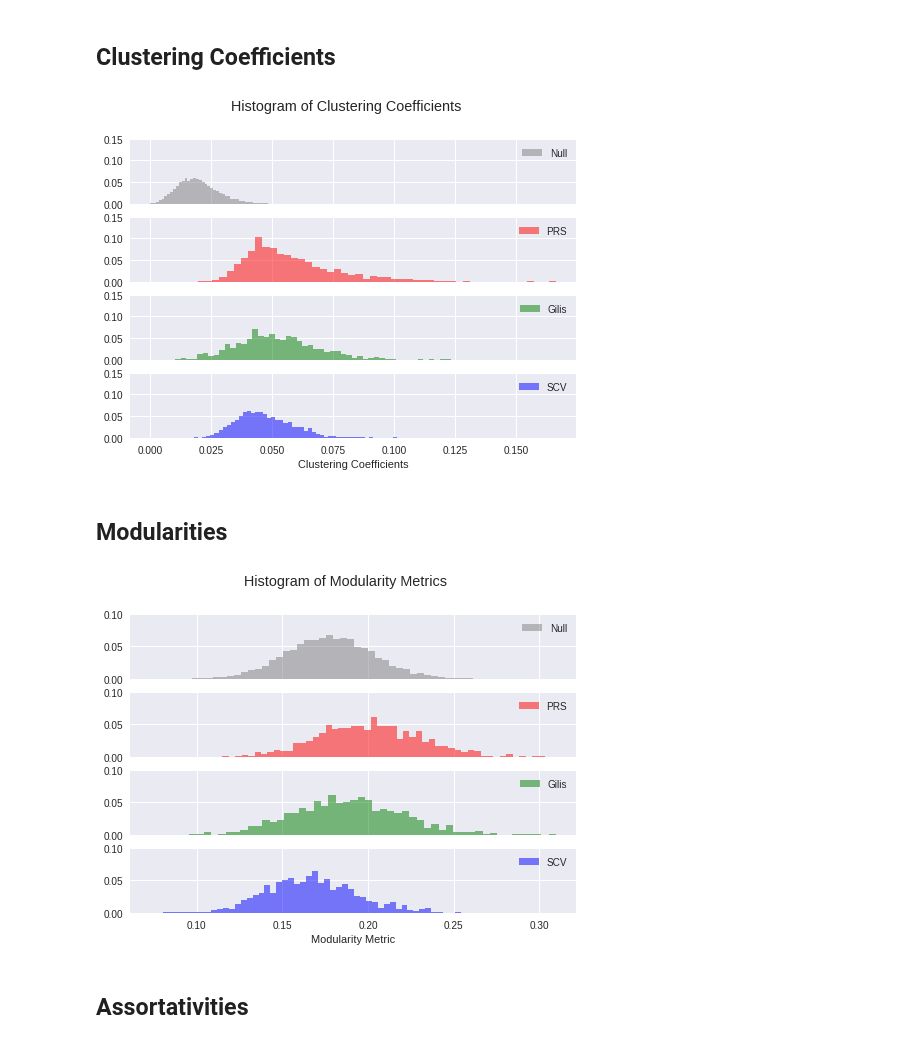
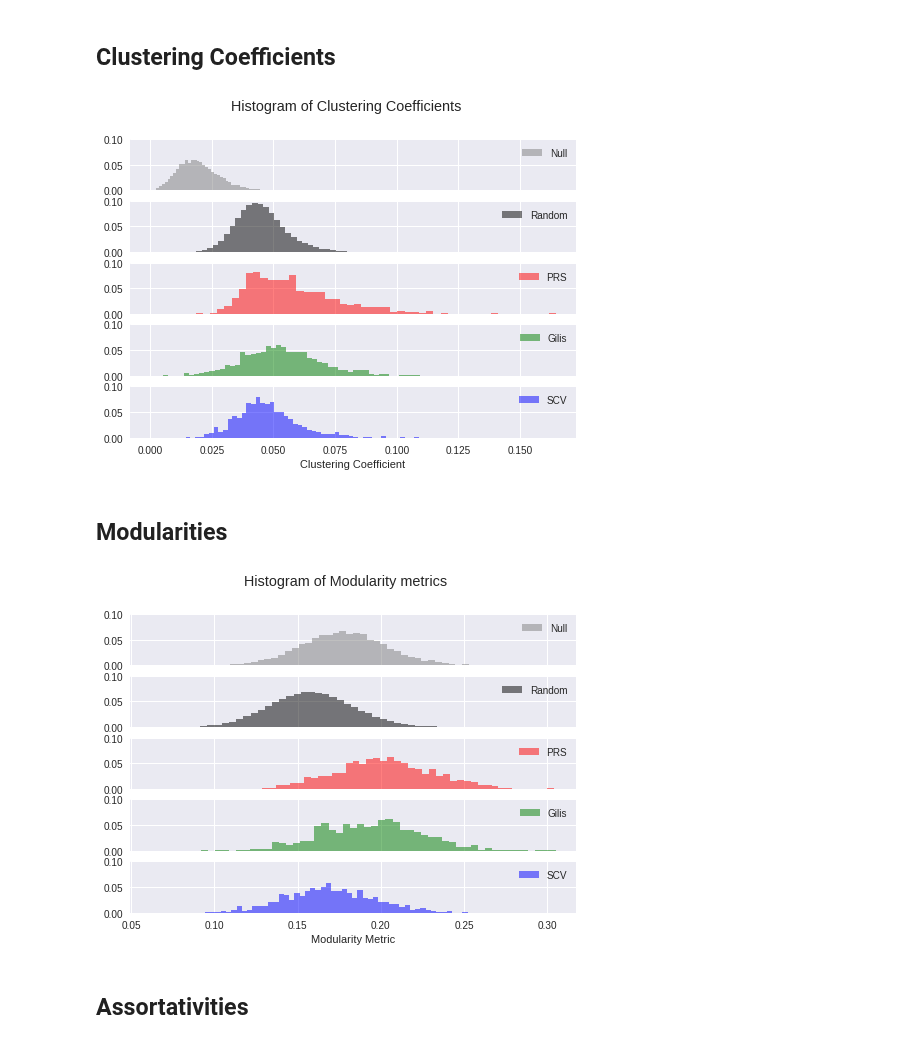
Before and after one commit to EndyLab/codon-tables, a Jupyter notebook: network_stats.ipynb, the cells around one changed output. Saved outputs shown, nothing was run; the diff lists cells and outputs as text; code cells hidden in the pictures.

Commit message:
done with Network Stats branch! utils now has a silencicity method and a method for generating random tables

```diff
--- a/network_stats.ipynb
+++ b/network_stats.ipynb
@@ -203,20 +281,22 @@ FileNotFoundError: [Errno 2] No such file or directory: '~/bin/wkhtmltoimage'
 ## Clustering Coefficients
 # %%
 # plot histograms
-fig, axarr = plt.subplots(4, sharex=True)
+fig, axarr = plt.subplots(5, sharex=True)
 null_weights = np.ones_like(null_clustCoeff)/float(len(null_clustCoeff))
+rand_weights = np.ones_like(rand_clustCoeff)/float(len(rand_clustCoeff))
 evo_weights = np.ones_like(PRS_clustCoeff)/float(len(PRS_clustCoeff))
 axarr[0].hist(null_clustCoeff, 50, weights=null_weights, color='grey', alpha=0.5, label='Null')
-axarr[1].hist(PRS_clustCoeff, 50, weights=evo_weights, color='red', alpha=0.5, label='PRS')
-axarr[2].hist(Gilis_clustCoeff, 50, weights=evo_weights, color='green', alpha=0.5, label='Gilis')
-axarr[3].hist(SCV_clustCoeff, 50, weights=evo_weights, color='blue', alpha=0.5, label='SCV')
+axarr[1].hist(rand_clustCoeff, 50, weights=rand_weights, color='black', alpha=0.5, label='Random')
+axarr[2].hist(PRS_clustCoeff, 50, weights=evo_weights, color='red', alpha=0.5, label='PRS')
+axarr[3].hist(Gilis_clustCoeff, 50, weights=evo_weights, color='green', alpha=0.5, label='Gilis')
+axarr[4].hist(SCV_clustCoeff, 50, weights=evo_weights, color='blue', alpha=0.5, label='SCV')
 fig.suptitle('Histogram of Clustering Coefficients')
-for i in range(4):
+for i in range(5):
     h, l = axarr[i].get_legend_handles_labels()
     axarr[i].legend(h, l)
-    axarr[i].set_ylim(0, 0.15)
-plt.xlabel('Clustering Coefficients')
-plt.savefig('../figs/clustering_stats.png', bbox_inches='tight')
+    axarr[i].set_ylim(0, 0.1)
+plt.xlabel('Clustering Coefficient')
+#plt.savefig('../figs/density_stats.png', bbox_inches='tight')
 plt.show()
 
 ###################
@@ -224,67 +304,75 @@ plt.show()
 ###################
 
 # test if distributions are identical to null
+D_clustCoeff_rand, p_clustCoeff_rand = stats.ks_2samp(rand_clustCoeff, null_clustCoeff)
 D_clustCoeff_PRS, p_clustCoeff_PRS = stats.ks_2samp(PRS_clustCoeff, null_clustCoeff)
 D_clustCoeff_Gilis, p_clustCoeff_Gilis = stats.ks_2samp(Gilis_clustCoeff, null_clustCoeff)
 D_clustCoeff_SCV, p_clustCoeff_SCV = stats.ks_2samp(SCV_clustCoeff, null_clustCoeff)
 # test if means are different
+Z_clustCoeff_rand, U_clustCoeff_rand = stats.ranksums(rand_clustCoeff, null_clustCoeff)
 Z_clustCoeff_PRS, U_clustCoeff_PRS = stats.ranksums(PRS_clustCoeff, null_clustCoeff)
 Z_clustCoeff_Gilis, U_clustCoeff_Gilis = stats.ranksums(Gilis_clustCoeff, null_clustCoeff)
 Z_clustCoeff_SCV, U_clustCoeff_SCV = stats.ranksums(SCV_clustCoeff, null_clustCoeff)
 # package into pandas dataframe for representation
 index = ['KS Statistic', 'KS p-Val','Wilcoxon Z Statistic', 'Wilcoxon U-Val']
 dict = {
+    'Randomly Generated' : [D_clustCoeff_rand, p_clustCoeff_rand, Z_clustCoeff_rand, U_clustCoeff_rand],
     'PRS' : [D_clustCoeff_PRS, p_clustCoeff_PRS, Z_clustCoeff_PRS, U_clustCoeff_PRS],
     'Gilis' : [D_clustCoeff_Gilis, p_clustCoeff_Gilis, Z_clustCoeff_Gilis, U_clustCoeff_Gilis],
     'SCV' : [D_clustCoeff_SCV, p_clustCoeff_SCV, Z_clustCoeff_SCV, U_clustCoeff_SCV]
 }
 clustCoeff_stats = pd.DataFrame(dict, index=index)
-clustCoeff_stats.to_html('res/clust_stats.html')
+clustCoeff_stats.to_html('res/clustCoeff_stats.html')
 # %% [output]
-[figure, old version]
+[figure, new version]
 # %% [markdown]
 ## Modularities
 # %%
 # plot histograms
-fig, axarr = plt.subplots(4, sharex=True)
+fig, axarr = plt.subplots(5, sharex=True)
 null_weights = np.ones_like(null_modularities)/float(len(null_modularities))
+rand_weights = np.ones_like(rand_modularities)/float(len(rand_modularities))
 evo_weights = np.ones_like(PRS_modularities)/float(len(PRS_modularities))
 axarr[0].hist(null_modularities, 50, weights=null_weights, color='grey', alpha=0.5, label='Null')
-axarr[1].hist(PRS_modularities, 50, weights=evo_weights, color='red', alpha=0.5, label='PRS')
-axarr[2].hist(Gilis_modularities, 50, weights=evo_weights, color='green', alpha=0.5, label='Gilis')
-axarr[3].hist(SCV_modularities, 50, weights=evo_weights, color='blue', alpha=0.5, label='SCV')
-fig.suptitle('Histogram of Modularity Metrics')
-for i in range(4):
+axarr[1].hist(rand_modularities, 50, weights=rand_weights, color='black', alpha=0.5, label='Random')
+axarr[2].hist(PRS_modularities, 50, weights=evo_weights, color='red', alpha=0.5, label='PRS')
+axarr[3].hist(Gilis_modularities, 50, weights=evo_weights, color='green', alpha=0.5, label='Gilis')
+axarr[4].hist(SCV_modularities, 50, weights=evo_weights, color='blue', alpha=0.5, label='SCV')
+fig.suptitle('Histogram of Modularity metrics')
+for i in range(5):
     h, l = axarr[i].get_legend_handles_labels()
     axarr[i].legend(h, l)
     axarr[i].set_ylim(0, 0.1)
 plt.xlabel('Modularity Metric')
-plt.savefig('../figs/mod_stats.png', bbox_inches='tight')
+#plt.savefig('../figs/density_stats.png', bbox_inches='tight')
 plt.show()
 
 ###################
 ## do statistics ##
 ###################
 
 # test if distributions are identical to null
+D_mod_rand, p_mod_rand = stats.ks_2samp(rand_modularities, null_modularities)
 D_mod_PRS, p_mod_PRS = stats.ks_2samp(PRS_modularities, null_modularities)
 D_mod_Gilis, p_mod_Gilis = stats.ks_2samp(Gilis_modularities, null_modularities)
 D_mod_SCV, p_mod_SCV = stats.ks_2samp(SCV_modularities, null_modularities)
 # test if means are different
+Z_mod_rand, U_mod_rand = stats.ranksums(rand_modularities, null_modularities)
 Z_mod_PRS, U_mod_PRS = stats.ranksums(PRS_modularities, null_modularities)
 Z_mod_Gilis, U_mod_Gilis = stats.ranksums(Gilis_modularities, null_modularities)
 Z_mod_SCV, U_mod_SCV = stats.ranksums(SCV_modularities, null_modularities)
 # package into pandas dataframe for representation
 index = ['KS Statistic', 'KS p-Val','Wilcoxon Z Statistic', 'Wilcoxon U-Val']
 dict = {
+    'Randomly Generated' : [D_mod_rand, p_mod_rand, Z_mod_rand, U_mod_rand],
     'PRS' : [D_mod_PRS, p_mod_PRS, Z_mod_PRS, U_mod_PRS],
     'Gilis' : [D_mod_Gilis, p_mod_Gilis, Z_mod_Gilis, U_mod_Gilis],
     'SCV' : [D_mod_SCV, p_mod_SCV, Z_mod_SCV, U_mod_SCV]
 }
 mod_stats = pd.DataFrame(dict, index=index)
 mod_stats.to_html('res/mod_stats.html')
 # %% [output]
-[figure, old version]
+[figure, new version]
 # %% [markdown]
 ## Assortativities
 # %%
```
Also changed, not shown: parts of 16 cells of this notebook, 14 other files.
